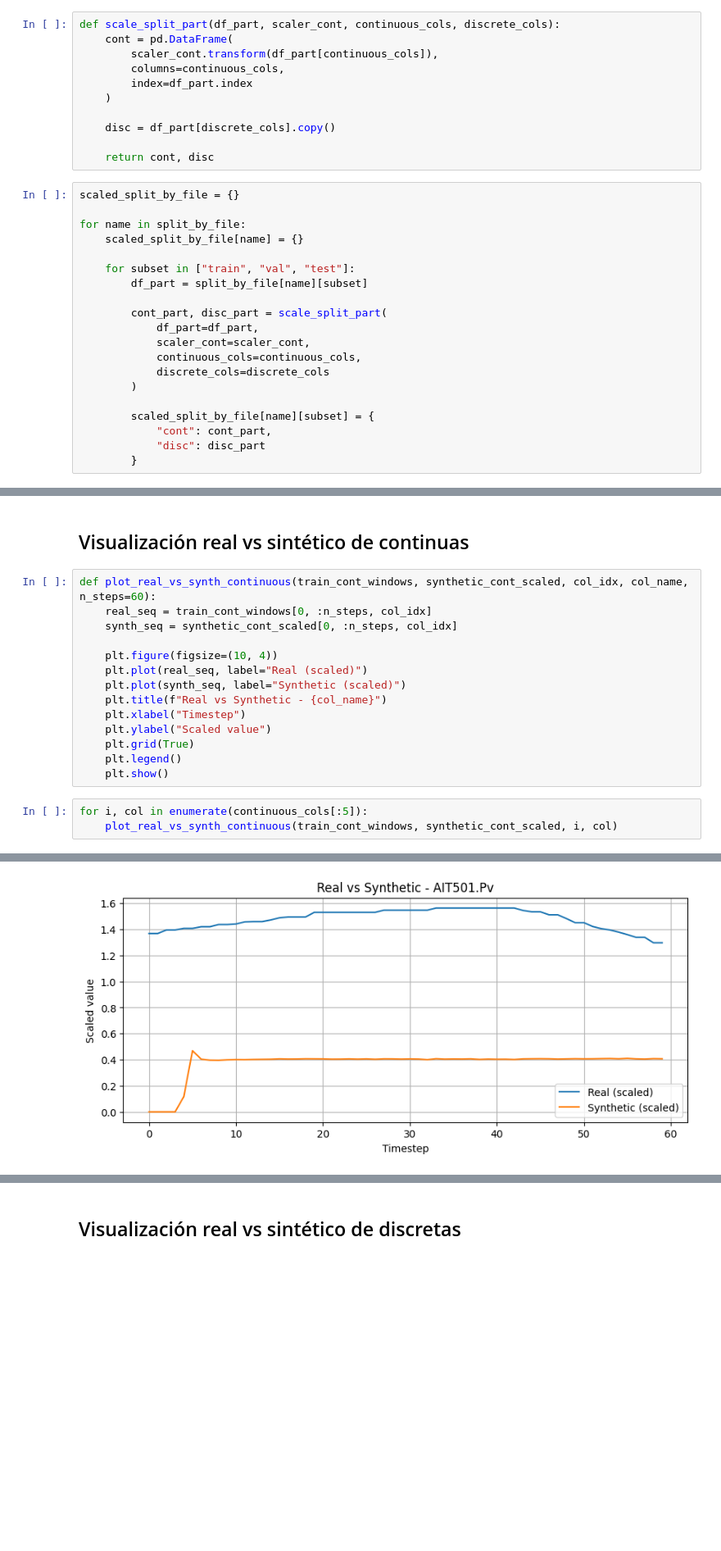
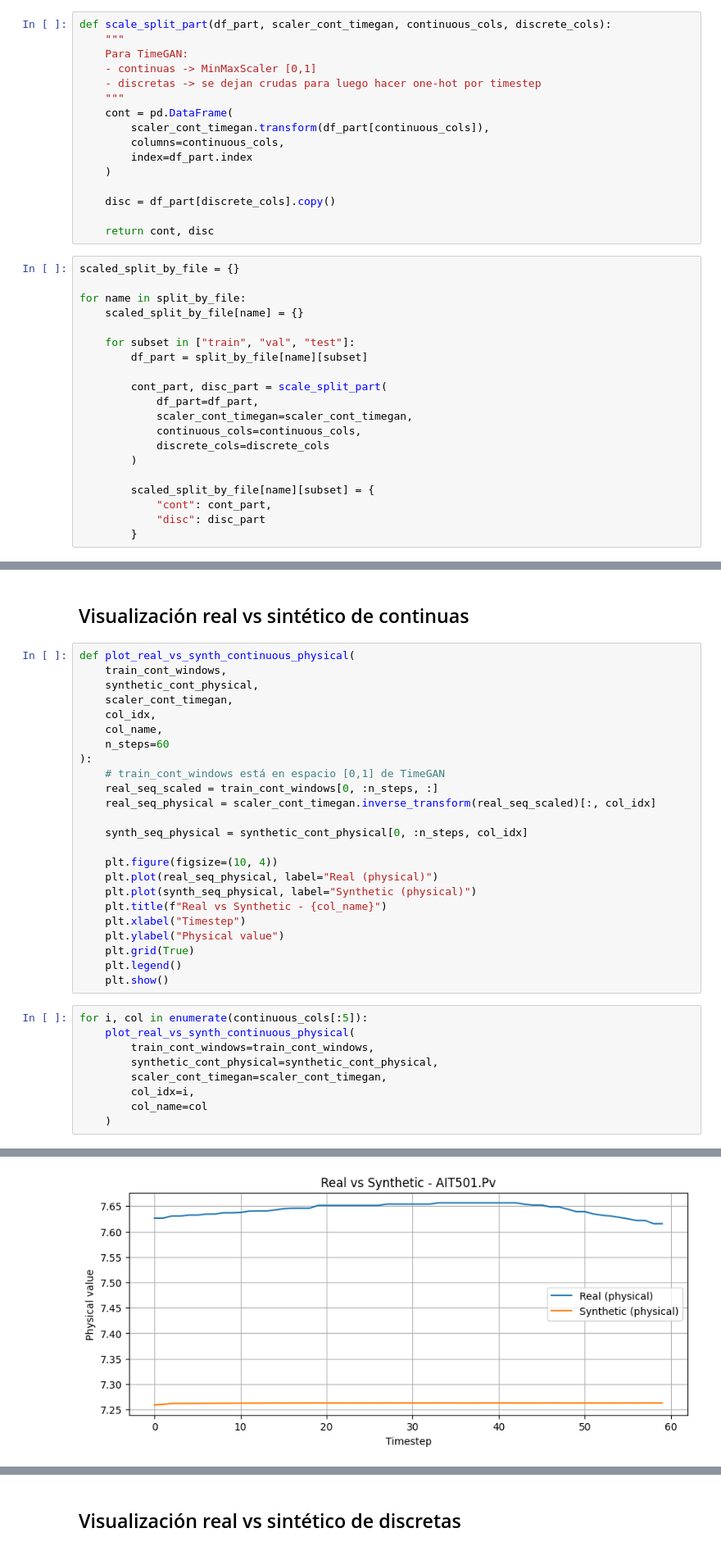
Before and after one commit to juanmi30/ics-synthetic-data-augmentation, a Jupyter notebook: notebooks/04_timegan_hybrid_baseline.ipynb, the cells around one changed output, grey strips where cells are left out. Shown at 82% size. Saved outputs shown, nothing was run; the diff lists cells and outputs as text; blank space fills up the shorter version.

Commit message:
timegan second run

```diff
--- a/notebooks/04_timegan_hybrid_baseline.ipynb
+++ b/notebooks/04_timegan_hybrid_baseline.ipynb
@@ -240,7 +251,12 @@ StandardScaler()
 # %%
-def scale_split_part(df_part, scaler_cont, continuous_cols, discrete_cols):
+def scale_split_part(df_part, scaler_cont_timegan, continuous_cols, discrete_cols):
+    """
+    Para TimeGAN:
+    - continuas -> MinMaxScaler [0,1]
+    - discretas -> se dejan crudas para luego hacer one-hot por timestep
+    """
     cont = pd.DataFrame(
-        scaler_cont.transform(df_part[continuous_cols]),
+        scaler_cont_timegan.transform(df_part[continuous_cols]),
         columns=continuous_cols,
         index=df_part.index
     )
@@ -259,7 +275,7 @@ for name in split_by_file:
 
         cont_part, disc_part = scale_split_part(
             df_part=df_part,
-            scaler_cont=scaler_cont,
+            scaler_cont_timegan=scaler_cont_timegan,
             continuous_cols=continuous_cols,
             discrete_cols=discrete_cols
         )
@@ -897,20 +939,36 @@ X_synth_disc shape for detector: (18916, 104)
 # %% [markdown]
 ## Visualización real vs sintético de continuas
 # %%
-def plot_real_vs_synth_continuous(train_cont_windows, synthetic_cont_scaled, col_idx, col_name, n_steps=60):
-    real_seq = train_cont_windows[0, :n_steps, col_idx]
-    synth_seq = synthetic_cont_scaled[0, :n_steps, col_idx]
+def plot_real_vs_synth_continuous_physical(
+    train_cont_windows,
+    synthetic_cont_physical,
+    scaler_cont_timegan,
+    col_idx,
+    col_name,
+    n_steps=60
+):
+    # train_cont_windows está en espacio [0,1] de TimeGAN
+    real_seq_scaled = train_cont_windows[0, :n_steps, :]
+    real_seq_physical = scaler_cont_timegan.inverse_transform(real_seq_scaled)[:, col_idx]
+
+    synth_seq_physical = synthetic_cont_physical[0, :n_steps, col_idx]
 
     plt.figure(figsize=(10, 4))
-    plt.plot(real_seq, label="Real (scaled)")
-    plt.plot(synth_seq, label="Synthetic (scaled)")
+    plt.plot(real_seq_physical, label="Real (physical)")
+    plt.plot(synth_seq_physical, label="Synthetic (physical)")
     plt.title(f"Real vs Synthetic - {col_name}")
     plt.xlabel("Timestep")
-    plt.ylabel("Scaled value")
+    plt.ylabel("Physical value")
     plt.grid(True)
     plt.legend()
     plt.show()
 # %%
 for i, col in enumerate(continuous_cols[:5]):
-    plot_real_vs_synth_continuous(train_cont_windows, synthetic_cont_scaled, i, col)
+    plot_real_vs_synth_continuous_physical(
+        train_cont_windows=train_cont_windows,
+        synthetic_cont_physical=synthetic_cont_physical,
+        scaler_cont_timegan=scaler_cont_timegan,
+        col_idx=i,
+        col_name=col
+    )
 # %% [output]
@@ -920 +978 @@ for i, col in enumerate(continuous_cols[:5]):
-[figure, old version]
+[figure, new version]
```
Also changed, not shown: parts of 21 cells of this notebook, 9 other files.
